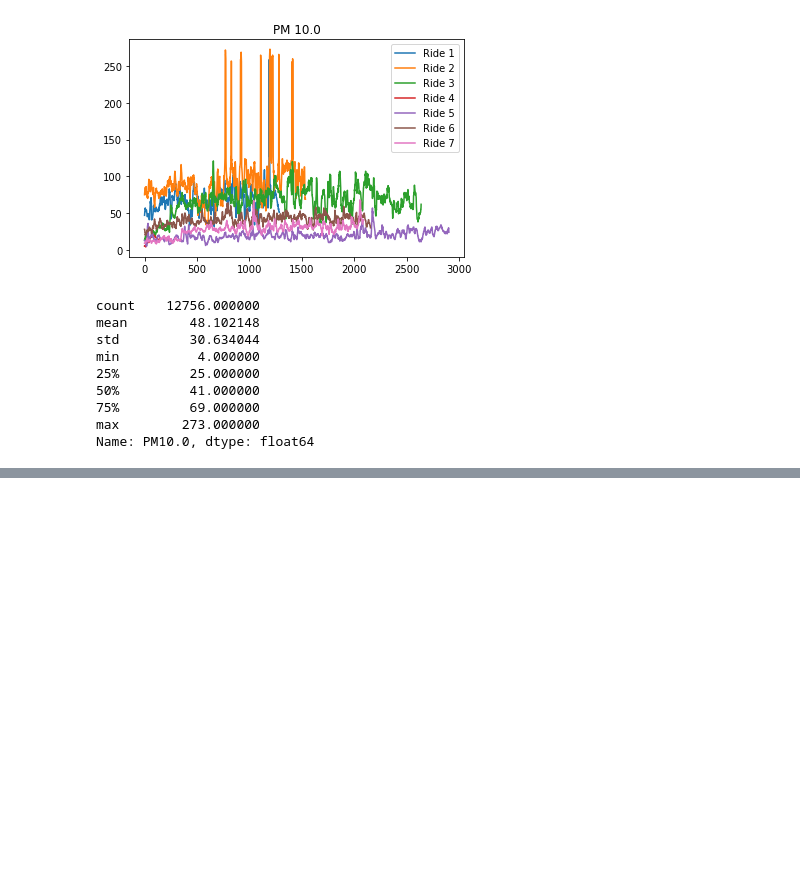
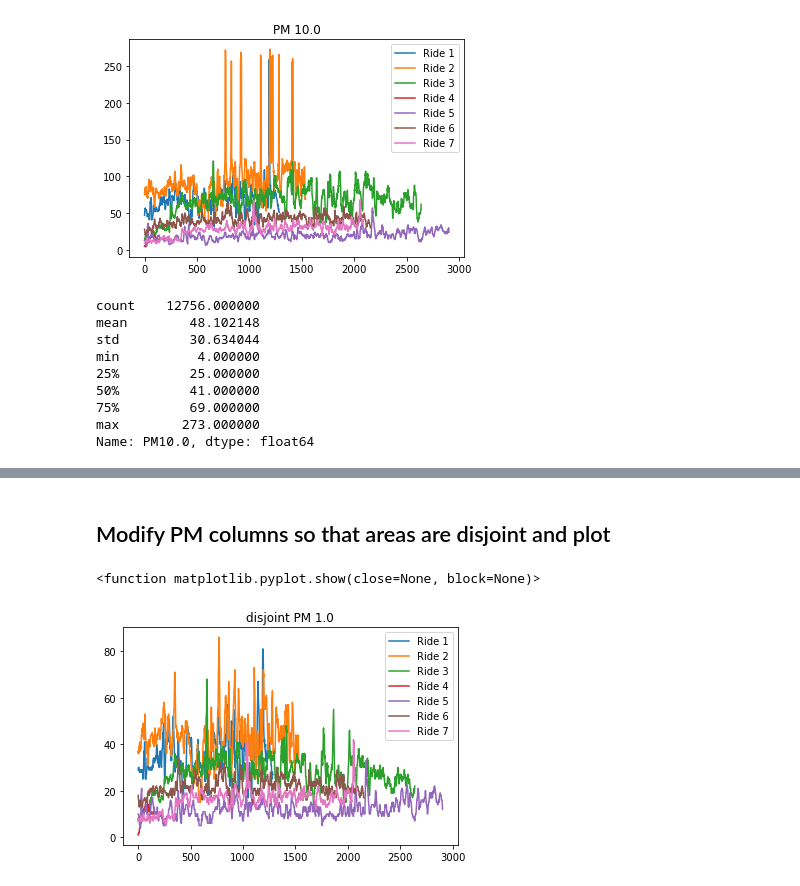
Before and after one commit to malte-b/musical_env_bike, a Jupyter notebook: plots/data_insights.ipynb, the cells around one changed output, grey strips where cells are left out. Cells and saved outputs as stored; diff of their text form; code cells hidden in the pictures; blank space fills up the shorter version.

Commit message:
Plot disjoint air pollution columns

```diff
--- a/plots/data_insights.ipynb
+++ b/plots/data_insights.ipynb
@@ -154,0 +150,2 @@ pm10.plot.box()
+# %% [markdown]
+## Modify PM columns so that areas are disjoint and plot
@@ -154,0 +159,14 @@ pm10.plot.box()
+# %%
+plt.plot(df_ride_1.index, df_ride_1['1.0'], label='Ride 1')
+plt.plot(df_ride_2.index, df_ride_2['1.0'], label='Ride 2')
+plt.plot(df_ride_3.index, df_ride_3['1.0'], label='Ride 3')
+plt.plot(df_ride_4.index, df_ride_4['1.0'], label='Ride 4')
+plt.plot(df_ride_5.index, df_ride_5['1.0'], label='Ride 5')
+plt.plot(df_ride_6.index, df_ride_6['1.0'], label='Ride 6')
+plt.plot(df_ride_7.index, df_ride_7['1.0'], label='Ride 7')
+plt.legend()
+plt.title('disjoint PM 1.0')
+plt.show
+# %% [output]
+<function matplotlib.pyplot.show(close=None, block=None)>
+[figure, added]
```
Also changed, not shown: parts of 11 cells of this notebook.
